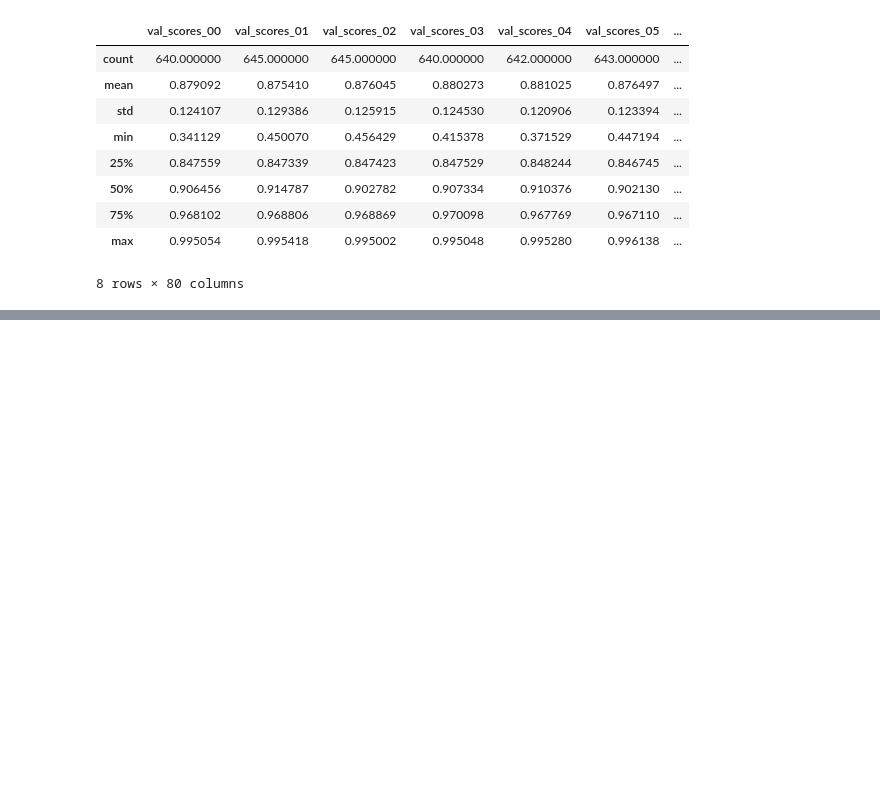
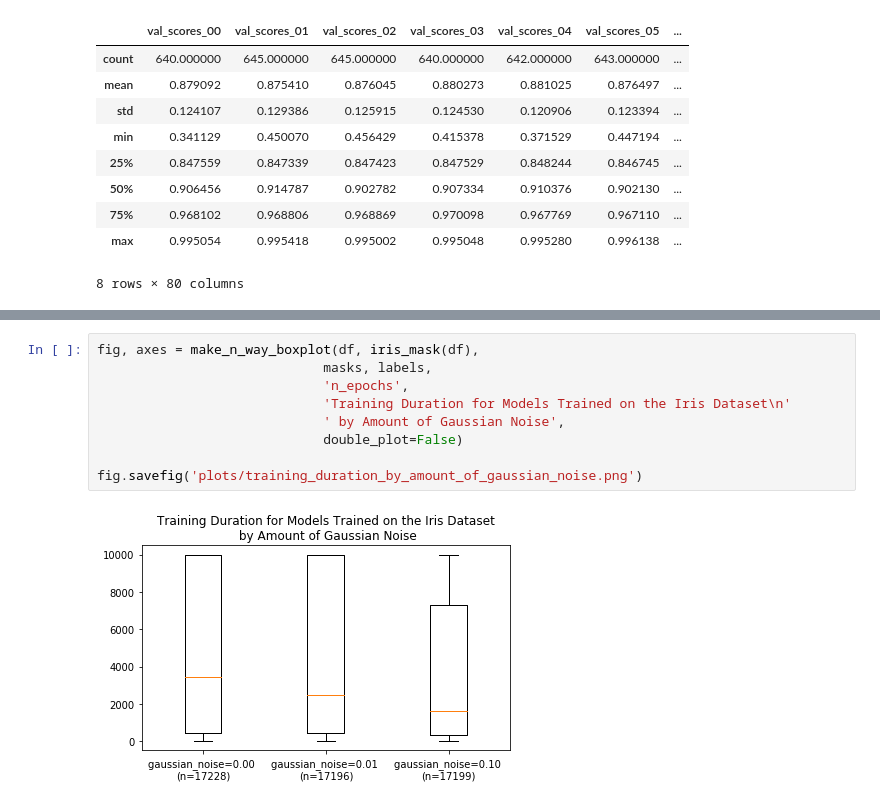
Before and after one commit to AnthonyDickson/Neural-Networks, a Jupyter notebook: notebooks/Figures for the Report.ipynb, the cells around one changed output, grey strips where cells are left out. Saved outputs shown, nothing was run; the diff lists cells and outputs as text; blank space fills up the shorter version.

```diff
--- a/notebooks/Figures for the Report.ipynb
+++ b/notebooks/Figures for the Report.ipynb
@@ -64,0 +113,11 @@ FileNotFoundError: [Errno 2] No such file or directory: 'plots/training_scores_b
+# %%
+fig, axes = make_n_way_boxplot(df, iris_mask(df),
+                             masks, labels,
+                             'n_epochs',
+                             'Training Duration for Models Trained on the Iris Dataset\n'
+                             ' by Amount of Gaussian Noise',
+                             double_plot=False)
+
+fig.savefig('plots/training_duration_by_amount_of_gaussian_noise.png')
+# %% [output]
+[figure, added]
```
Also changed, not shown: parts of 8 cells of this notebook, 2 other files.
